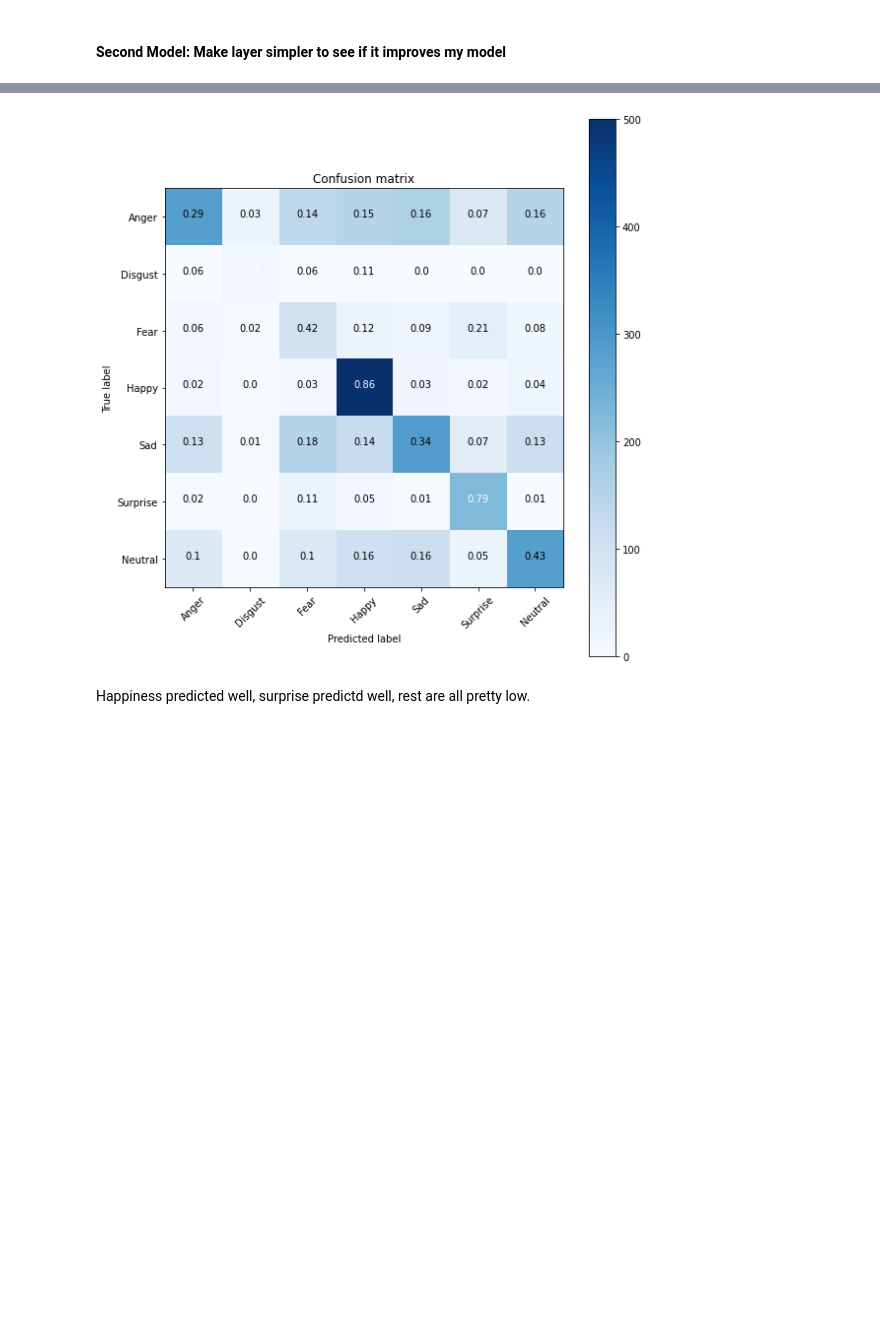
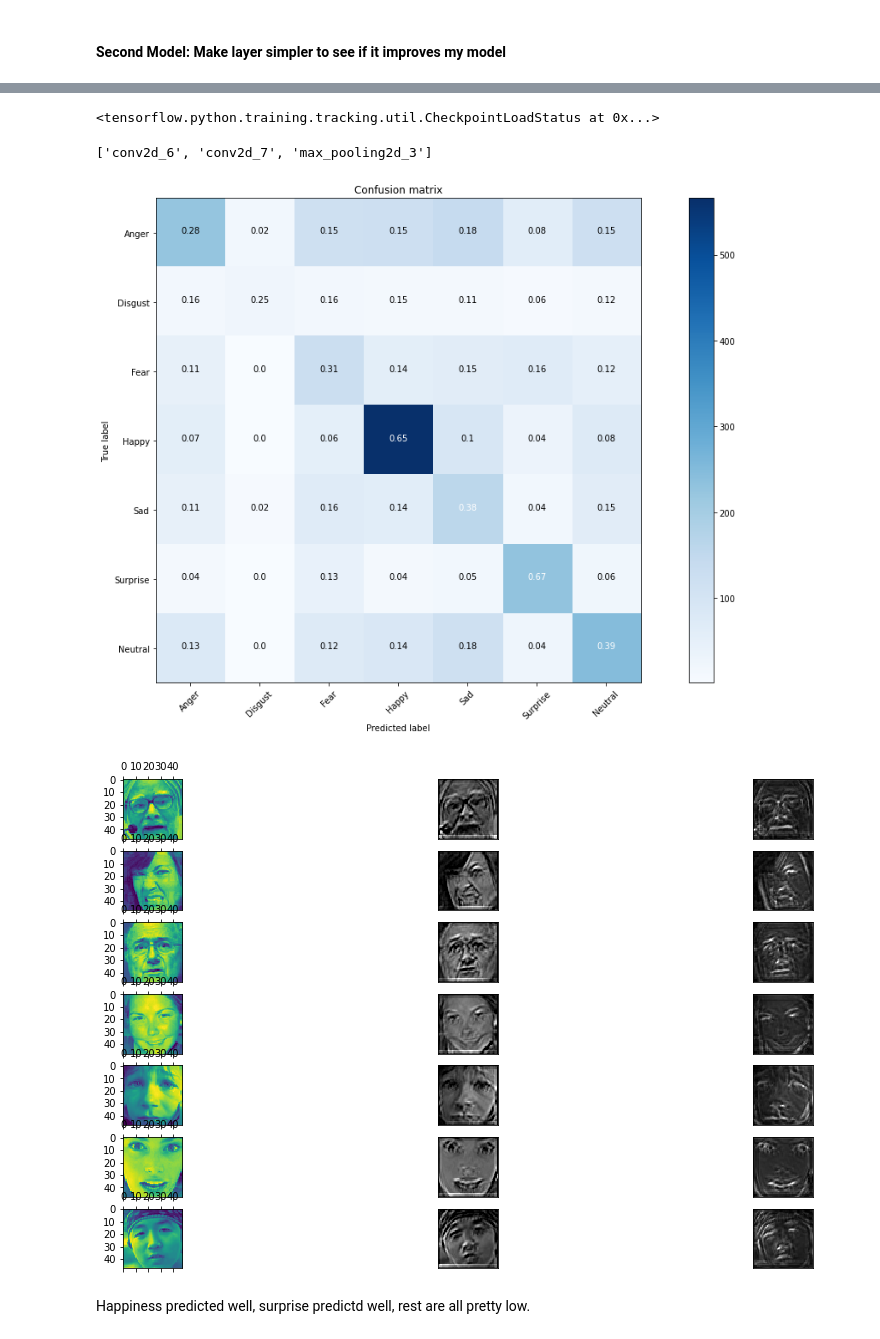
Before and after one commit to AmirMEdris/Facial-Expression-Recognition, a Jupyter notebook: Modeling.ipynb, the cells around one changed output, grey strips where cells are left out. Saved outputs shown, nothing was run; the diff lists cells and outputs as text; code cells hidden in the pictures; blank space fills up the shorter version.

```diff
--- a/Modeling.ipynb
+++ b/Modeling.ipynb
@@ -24,6 +39,13 @@ Y = (np.arange(num_class) == Y[:, None]).astype(np.float32)
 # %% [output]
 7
 (35887, 48, 48, 1)
+# %%
+picdict = pkl.load(open('picdict2.pkl','rb'))
+visx = []
+visy = []
+for label, pic in picdict.items():
+  visx.append(pic)
+  visy.append(label)
 # %% [markdown]
 The first model that I started out with was pretrained and upon looking at its activations it seemed to not detect the characteristics of the expressions it was predicting.
 # %%
@@ -68,23 +94,16 @@ modelaccuracy(model,X_test,y_test,label_map)
 # %%
 model1 = Sequential()
 input_shape = (48,48,1)
-model1.add(Conv2D(64, (5, 5), input_shape=input_shape,activation='relu', padding='same'))
+model1.add(Conv2D(512, (7, 7), input_shape=input_shape,activation='relu', padding='same'))
+model1.add(Conv2D(512, (7, 7), input_shape=input_shape,activation='relu', padding='same'))
+
 model1.add(BatchNormalization())
 model1.add(MaxPooling2D(pool_size=(2, 2)))
 
-model1.add(Conv2D(128, (5, 5),activation='relu',padding='same'))
-model1.add(BatchNormalization())
-model1.add(MaxPooling2D(pool_size=(2, 2)))
 
-model1.add(Conv2D(256, (3, 3),activation='relu',padding='same'))
-model1.add(BatchNormalization())
-model1.add(MaxPooling2D(pool_size=(2, 2)))
 
 model1.add(Flatten())
-model1.add(Dense(128))
-model1.add(BatchNormalization())
 model1.add(Activation('relu'))
-model1.add(Dropout(0.2))
 model1.add(Dense(64))
 model1.add(Dense(7))
 model1.add(Activation('softmax'))
@@ -109,7 +136,14 @@ model1.save_weights('model1')
+# %%
+# model1.save_weights('model1')
+model1.load_weights('model1')
+# %% [output]
+<tensorflow.python.training.tracking.util.CheckpointLoadStatus at 0x...>
 # %%
-modelaccuracy(model1,X_test,y_test,label_map)
+model_eval(model1,X_test,y_test,label_map,visx,visy)
 # %% [output]
+['conv2d_6', 'conv2d_7', 'max_pooling2d_3']
-[figure, old version]
+[figure, new version]
+[figure, added]
 # %% [markdown]
 Happiness predicted well, surprise predictd well, rest are all pretty low.
 # %% [markdown]
```
Also changed, not shown: parts of 34 cells of this notebook, 11 other files.
